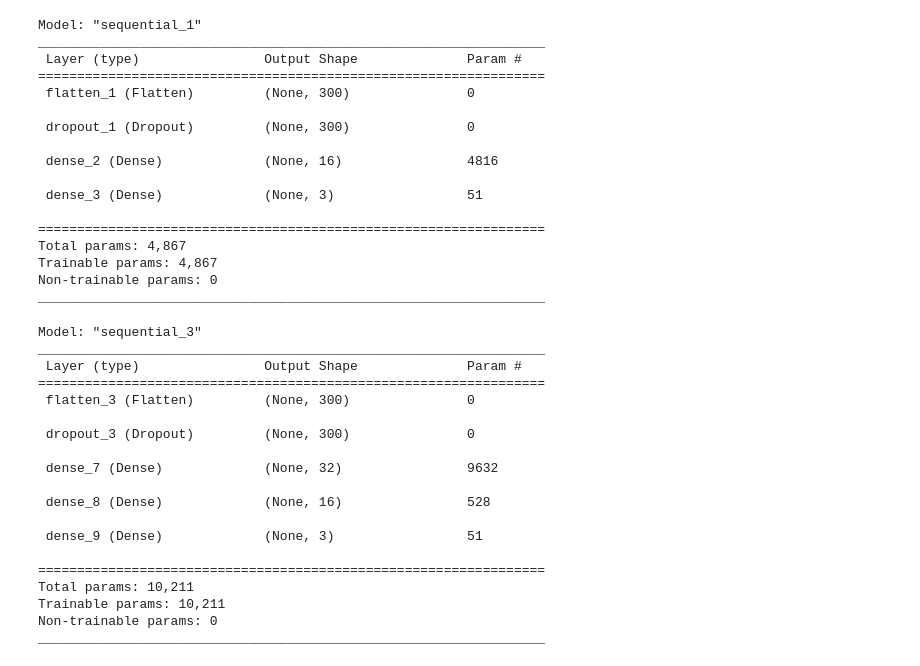
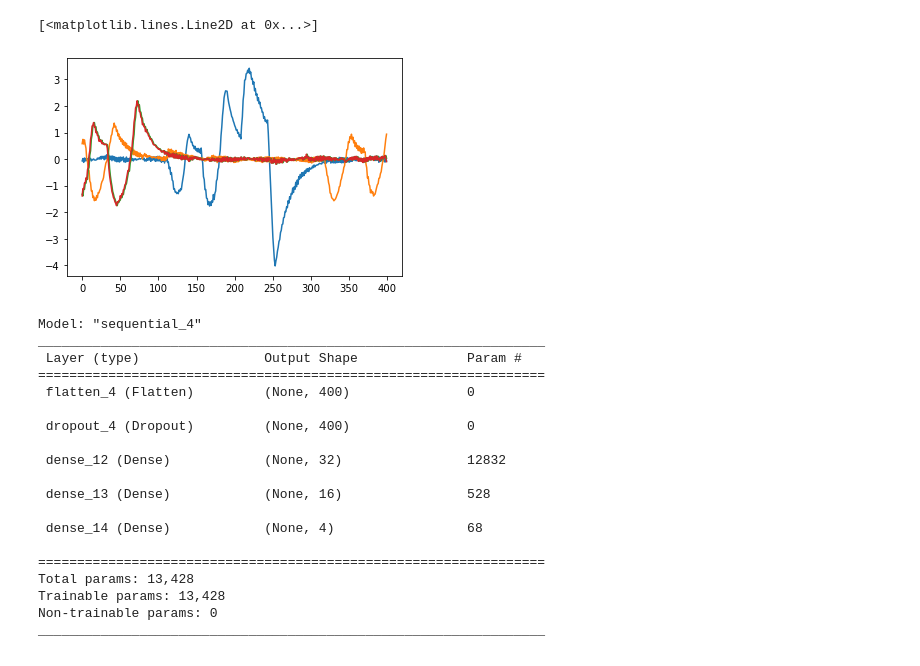
Before and after one commit to mattyhempstead/brain4, a Jupyter notebook: analysis/deep_learning.ipynb, the cells around one changed output. Cells and saved outputs as stored; diff of their text form; code cells hidden in the pictures.

```diff
--- a/analysis/deep_learning.ipynb
+++ b/analysis/deep_learning.ipynb
@@ -106,70 +155,59 @@ print(test_seq.shape, test_labels.shape, test_labels)
-# %%
-import tensorflow as tf
-
-model = tf.keras.Sequential([
-    tf.keras.layers.Flatten(input_shape=(300,)),
-    tf.keras.layers.Dropout(.8, input_shape=(300,)),
-    tf.keras.layers.Dense(16, activation='relu'),
-#     tf.keras.layers.Dropout(.2, input_shape=(16,)),
-#     tf.keras.layers.Dense(16, activation='relu'),
-#     tf.keras.layers.Dropout(.2, input_shape=(16,)),
-    tf.keras.layers.Dense(3)
-])
-
-model.summary()
-# %% [output]
-Model: "sequential_1"
-_________________________________________________________________
- Layer (type)                Output Shape              Param #
-=================================================================
- flatten_1 (Flatten)         (None, 300)               0
-
- dropout_1 (Dropout)         (None, 300)               0
-
- dense_2 (Dense)             (None, 16)                4816
-
- dense_3 (Dense)             (None, 3)                 51
-
-=================================================================
-Total params: 4,867
-Trainable params: 4,867
-Non-trainable params: 0
-_________________________________________________________________
+# %%
+# plt.plot(train_labels)
+# plt.show()
+# plt.plot(test_labels)
+# plt.show()
+
+# plt.plot(seq_data[0])
+# print(seq_labels[0])
+
+
+
+# plt.ylim(-3, 3)
+plt.plot(train_data[1000])
+plt.plot(train_data[1001])
+# plt.show()
+
+# plt.ylim(-3, 3)
+plt.plot(test_data[1000])
+plt.plot(test_data[1001])
+# plt.show()
+# %% [output]
+[<matplotlib.lines.Line2D at 0x...>]
+[figure, added]
 # %%
-import tensorflow as tf
-
 # 85-86% after ~50 epochs
 model = tf.keras.Sequential([
-    tf.keras.layers.Flatten(input_shape=(300,)),
-    tf.keras.layers.Dropout(.9, input_shape=(300,)),
+    tf.keras.layers.Flatten(input_shape=INPUT_SHAPE),
+    tf.keras.layers.Dropout(.9, input_shape=INPUT_SHAPE),
 
     tf.keras.layers.Dense(32, activation='relu'),
 #     tf.keras.layers.Dropout(.2, input_shape=(16,)),
 
     tf.keras.layers.Dense(16, activation='relu'),
 
-    tf.keras.layers.Dense(3)
+    tf.keras.layers.Dense(OUTPUT_SHAPE)
 ])
 
 model.summary()
 # %% [output]
-Model: "sequential_3"
+Model: "sequential_4"
 _________________________________________________________________
  Layer (type)                Output Shape              Param #
 =================================================================
- flatten_3 (Flatten)         (None, 300)               0
+ flatten_4 (Flatten)         (None, 400)               0
 
- dropout_3 (Dropout)         (None, 300)               0
+ dropout_4 (Dropout)         (None, 400)               0
 
- dense_7 (Dense)             (None, 32)                9632
+ dense_12 (Dense)            (None, 32)                12832
 
- dense_8 (Dense)             (None, 16)                528
+ dense_13 (Dense)            (None, 16)                528
 
- dense_9 (Dense)             (None, 3)                 51
+ dense_14 (Dense)            (None, 4)                 68
 
 =================================================================
-Total params: 10,211
-Trainable params: 10,211
+Total params: 13,428
+Trainable params: 13,428
 Non-trainable params: 0
 _________________________________________________________________
 # %%
```
Also changed, not shown: parts of 20 cells of this notebook, 16 other files.
